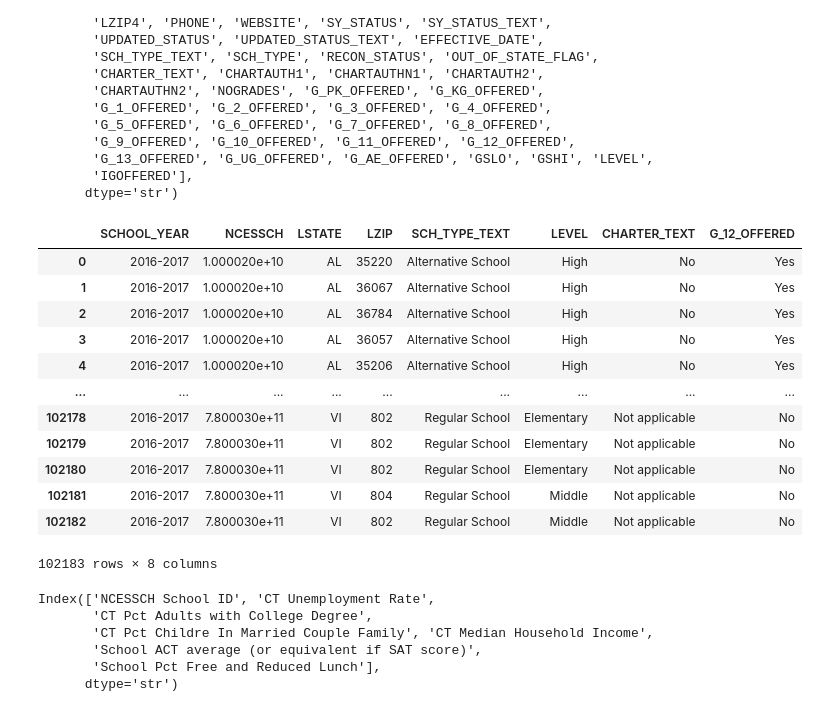
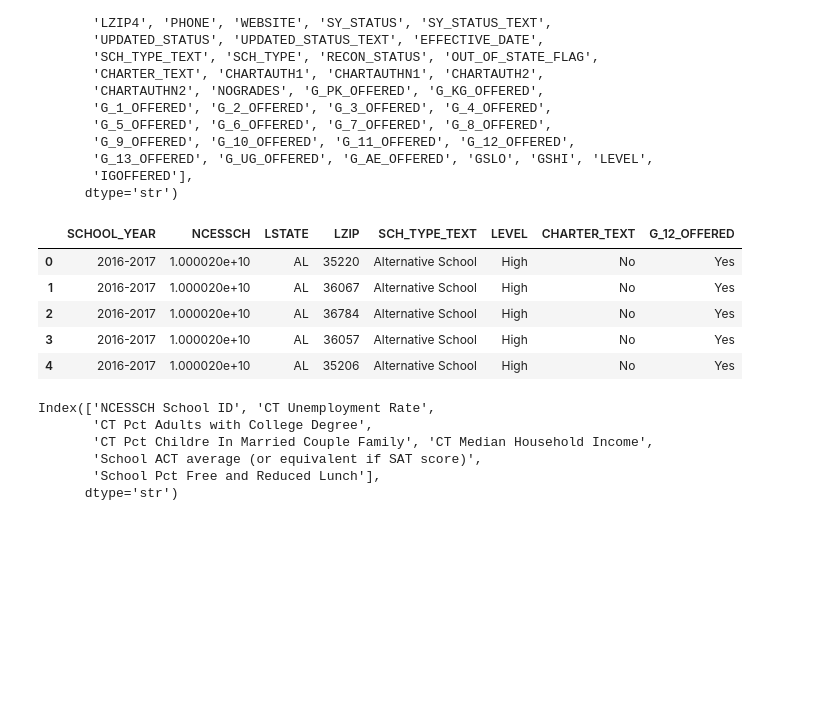
Before and after one commit to binay8/education, a Jupyter notebook: code/01_data_preparation.ipynb, the cells around one changed output. Cells and saved outputs as stored; diff of their text form; code cells hidden in the pictures; blank space fills up the shorter version.

```diff
--- a/code/01_data_preparation.ipynb
+++ b/code/01_data_preparation.ipynb
@@ -127,17 +134,11 @@ school_information = school_information[['SCHOOL_YEAR', 'NCESSCH', 'LSTATE', 'LZ
 # %%
-school_information
+# Check school information after transformation
+school_information.head()
 # %% [output]
 |  | SCHOOL_YEAR | NCESSCH | LSTATE | LZIP | SCH_TYPE_TEXT | LEVEL | CHARTER_TEXT | G_12_OFFERED |
 | 0 | 2016-2017 | 1.000020e+10 | AL | 35220 | Alternative School | High | No | Yes |
 | 1 | 2016-2017 | 1.000020e+10 | AL | 36067 | Alternative School | High | No | Yes |
 | 2 | 2016-2017 | 1.000020e+10 | AL | 36784 | Alternative School | High | No | Yes |
 | 3 | 2016-2017 | 1.000020e+10 | AL | 36057 | Alternative School | High | No | Yes |
 | 4 | 2016-2017 | 1.000020e+10 | AL | 35206 | Alternative School | High | No | Yes |
-| ... | ... | ... | ... | ... | ... | ... | ... | ... |
-| 102178 | 2016-2017 | 7.800030e+11 | VI | 802 | Regular School | Elementary | Not applicable | No |
-| 102179 | 2016-2017 | 7.800030e+11 | VI | 802 | Regular School | Elementary | Not applicable | No |
-| 102180 | 2016-2017 | 7.800030e+11 | VI | 802 | Regular School | Elementary | Not applicable | No |
-| 102181 | 2016-2017 | 7.800030e+11 | VI | 804 | Regular School | Middle | Not applicable | No |
-| 102182 | 2016-2017 | 7.800030e+11 | VI | 802 | Regular School | Middle | Not applicable | No |
-102183 rows × 8 columns
 # %%
```
Also changed, not shown: parts of 39 cells of this notebook, 1 other file.
